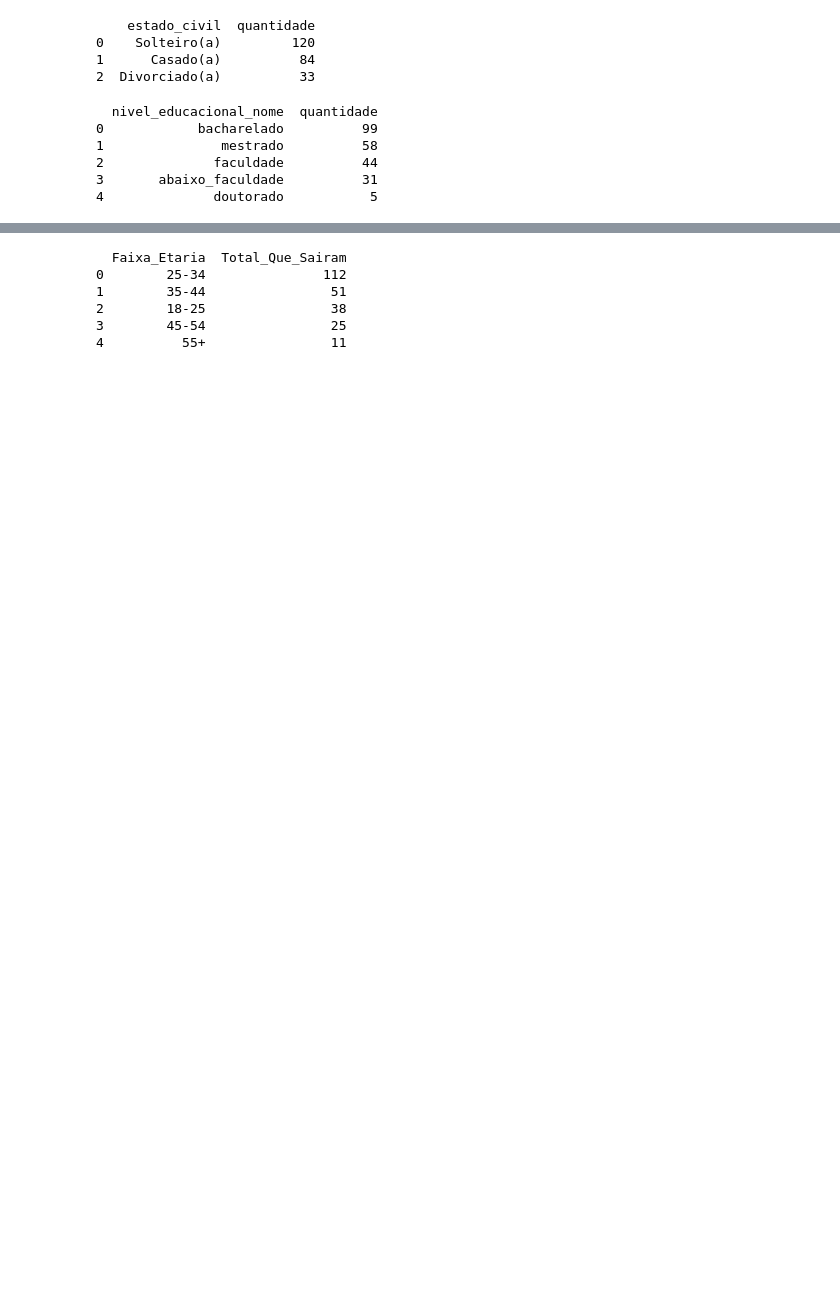
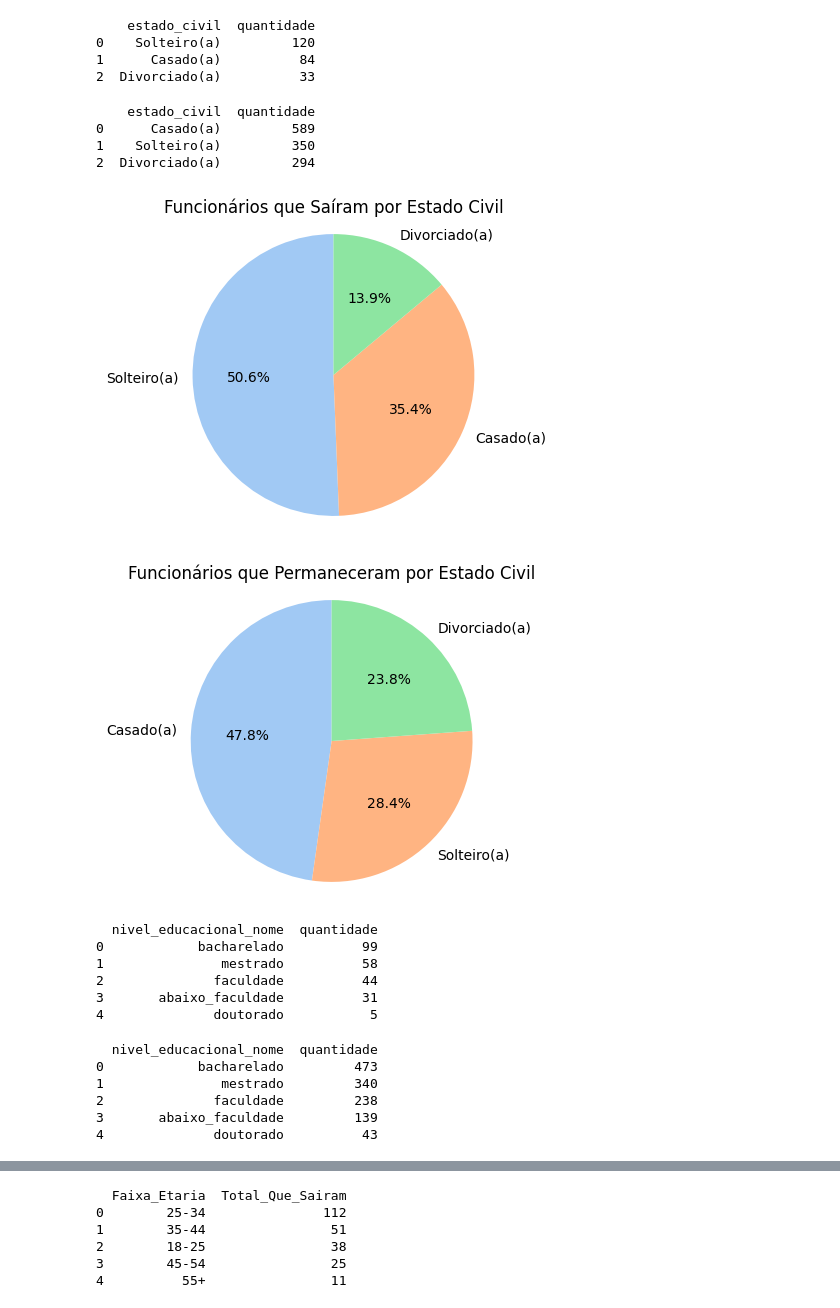
Before and after one commit to marianamartins228/ProjetoBootcampRestart2025, a Jupyter notebook: Projeto_Bootcamp_Restart_Data_Girls_2025.ipynb, the cells around one changed output, grey strips where cells are left out. Saved outputs shown, nothing was run; the diff lists cells and outputs as text; code cells hidden in the pictures; blank space fills up the shorter version.

```diff
--- a/Projeto_Bootcamp_Restart_Data_Girls_2025.ipynb
+++ b/Projeto_Bootcamp_Restart_Data_Girls_2025.ipynb
@@ -614,19 +657,59 @@ print(resultado)
 # %%
-# Estado civil
-resultado = duckdb.query("""
+# Estado civil x Saíram
+resultado3 = duckdb.query("""
     SELECT
       estado_civil,
-      COUNT(deixou_a_empresa) as quantidade
+      COUNT(*) as quantidade,
     FROM df
     WHERE deixou_a_empresa = 'Sim'
-    GROUP BY estado_civil, deixou_a_empresa
+    GROUP BY estado_civil
     ORDER BY quantidade DESC
 """).to_df()
-print(resultado)
+print(resultado3)
 # %% [output]
     estado_civil  quantidade
 0    Solteiro(a)         120
 1      Casado(a)          84
 2  Divorciado(a)          33
+# %%
+# Estado civil x Não Saíram
+resultado4 = duckdb.query("""
+    SELECT
+      estado_civil,
+      COUNT(*) as quantidade,
+    FROM df
+    WHERE deixou_a_empresa = 'Não'
+    GROUP BY estado_civil
+    ORDER BY quantidade DESC
+""").to_df()
+print(resultado4)
+# %% [output]
+    estado_civil  quantidade
+0      Casado(a)         589
+1    Solteiro(a)         350
+2  Divorciado(a)         294
+# %%
+labels = resultado3['estado_civil']
+sizes = resultado3['quantidade']
+colors = sns.color_palette('pastel')[:len(sizes)]
+
+plt.figure(figsize=(4, 4))
+plt.pie(sizes, labels=labels, autopct='%1.1f%%', startangle=90, colors=colors)
+plt.title('Funcionários que Saíram por Estado Civil')
+plt.axis('equal')
+plt.show()
+
+labels = resultado4['estado_civil']
+sizes = resultado4['quantidade']
+colors = sns.color_palette('pastel')[:len(sizes)]
+
+plt.figure(figsize=(4, 4))
+plt.pie(sizes, labels=labels, autopct='%1.1f%%', startangle=90, colors=colors)
+plt.title('Funcionários que Permaneceram por Estado Civil')
+plt.axis('equal')
+plt.show()
+# %% [output]
+[figure, added]
+[figure, added]
 # %%
 # Educação
@@ -647,3 +730,21 @@ print(resultado)
 2              faculdade          44
 3       abaixo_faculdade          31
 4              doutorado           5
+# %%
+resultado6 = duckdb.query("""
+    SELECT
+      nivel_educacional_nome,
+      COUNT(deixou_a_empresa) as quantidade
+    FROM df
+    WHERE deixou_a_empresa = 'Não'
+    GROUP BY nivel_educacional_nome, deixou_a_empresa
+    ORDER BY quantidade DESC
+""").to_df()
+print(resultado6)
+# %% [output]
+  nivel_educacional_nome  quantidade
+0            bacharelado         473
+1               mestrado         340
+2              faculdade         238
+3       abaixo_faculdade         139
+4              doutorado          43
```
Also changed, not shown: parts of 31 cells of this notebook.
